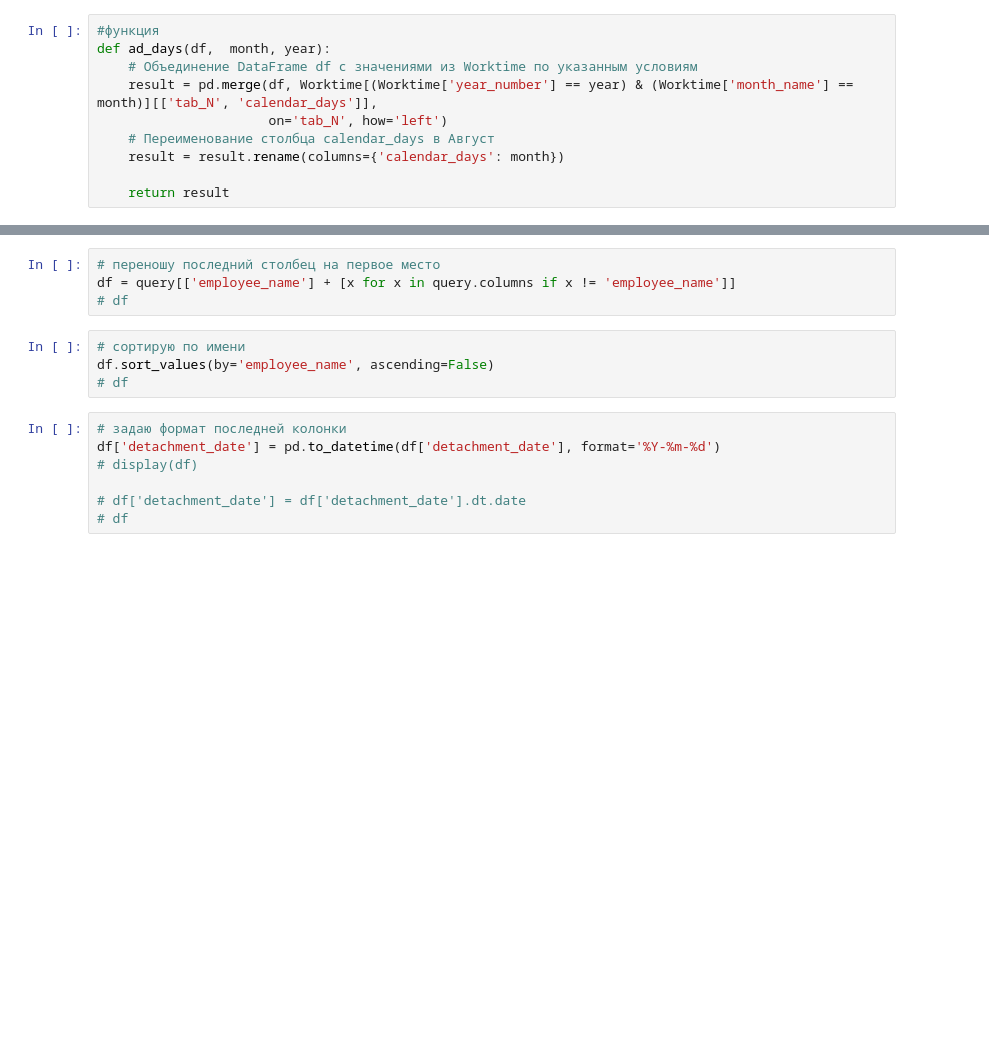
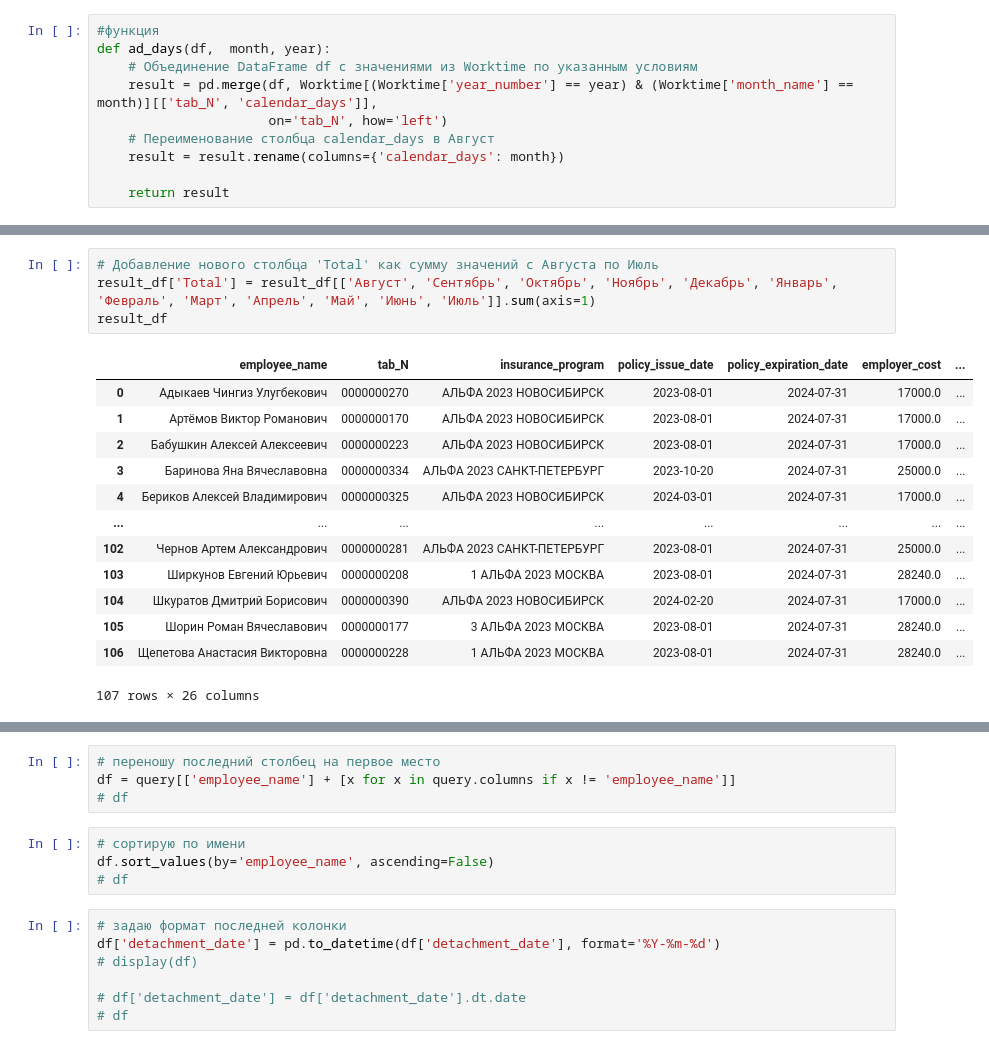
Before and after one commit to KovalenkoKonstantin/Skillbox_Data_Analysis, a Jupyter notebook: pandas_lessons/ДМС.ipynb, the cells around one changed output, grey strips where cells are left out. Cells and saved outputs as stored; diff of their text form; blank space fills up the shorter version.

```diff
--- a/pandas_lessons/ДМС.ipynb
+++ b/pandas_lessons/ДМС.ipynb
@@ -233,0 +276,18 @@ result_df
+# %%
+# Добавление нового столбца 'Total' как сумму значений с Августа по Июль
+result_df['Total'] = result_df[['Август', 'Сентябрь', 'Октябрь', 'Ноябрь', 'Декабрь', 'Январь', 'Февраль', 'Март', 'Апрель', 'Май', 'Июнь', 'Июль']].sum(axis=1)
+result_df
+# %% [output]
+|  | employee_name | tab_N | insurance_program | policy_issue_date | policy_expiration_date | employer_cost | ... |
+| 0 | Адыкаев Чингиз Улугбекович | 0000000270 | АЛЬФА 2023 НОВОСИБИРСК | 2023-08-01 | 2024-07-31 | 17000.0 | ... |
+| 1 | Артёмов Виктор Романович | 0000000170 | АЛЬФА 2023 НОВОСИБИРСК | 2023-08-01 | 2024-07-31 | 17000.0 | ... |
+| 2 | Бабушкин Алексей Алексеевич | 0000000223 | АЛЬФА 2023 НОВОСИБИРСК | 2023-08-01 | 2024-07-31 | 17000.0 | ... |
+| 3 | Баринова Яна Вячеславовна | 0000000334 | АЛЬФА 2023 САНКТ-ПЕТЕРБУРГ | 2023-10-20 | 2024-07-31 | 25000.0 | ... |
+| 4 | Бериков Алексей Владимирович | 0000000325 | АЛЬФА 2023 НОВОСИБИРСК | 2024-03-01 | 2024-07-31 | 17000.0 | ... |
+| ... | ... | ... | ... | ... | ... | ... | ... |
+| 102 | Чернов Артем Александрович | 0000000281 | АЛЬФА 2023 САНКТ-ПЕТЕРБУРГ | 2023-08-01 | 2024-07-31 | 25000.0 | ... |
+| 103 | Ширкунов Евгений Юрьевич | 0000000208 | 1 АЛЬФА 2023 МОСКВА | 2023-08-01 | 2024-07-31 | 28240.0 | ... |
+| 104 | Шкуратов Дмитрий Борисович | 0000000390 | АЛЬФА 2023 НОВОСИБИРСК | 2024-02-20 | 2024-07-31 | 17000.0 | ... |
+| 105 | Шорин Роман Вячеславович | 0000000177 | 3 АЛЬФА 2023 МОСКВА | 2023-08-01 | 2024-07-31 | 28240.0 | ... |
+| 106 | Щепетова Анастасия Викторовна | 0000000228 | 1 АЛЬФА 2023 МОСКВА | 2023-08-01 | 2024-07-31 | 28240.0 | ... |
+107 rows × 26 columns
```
Also changed, not shown: parts of 6 cells of this notebook, 1 other file.
